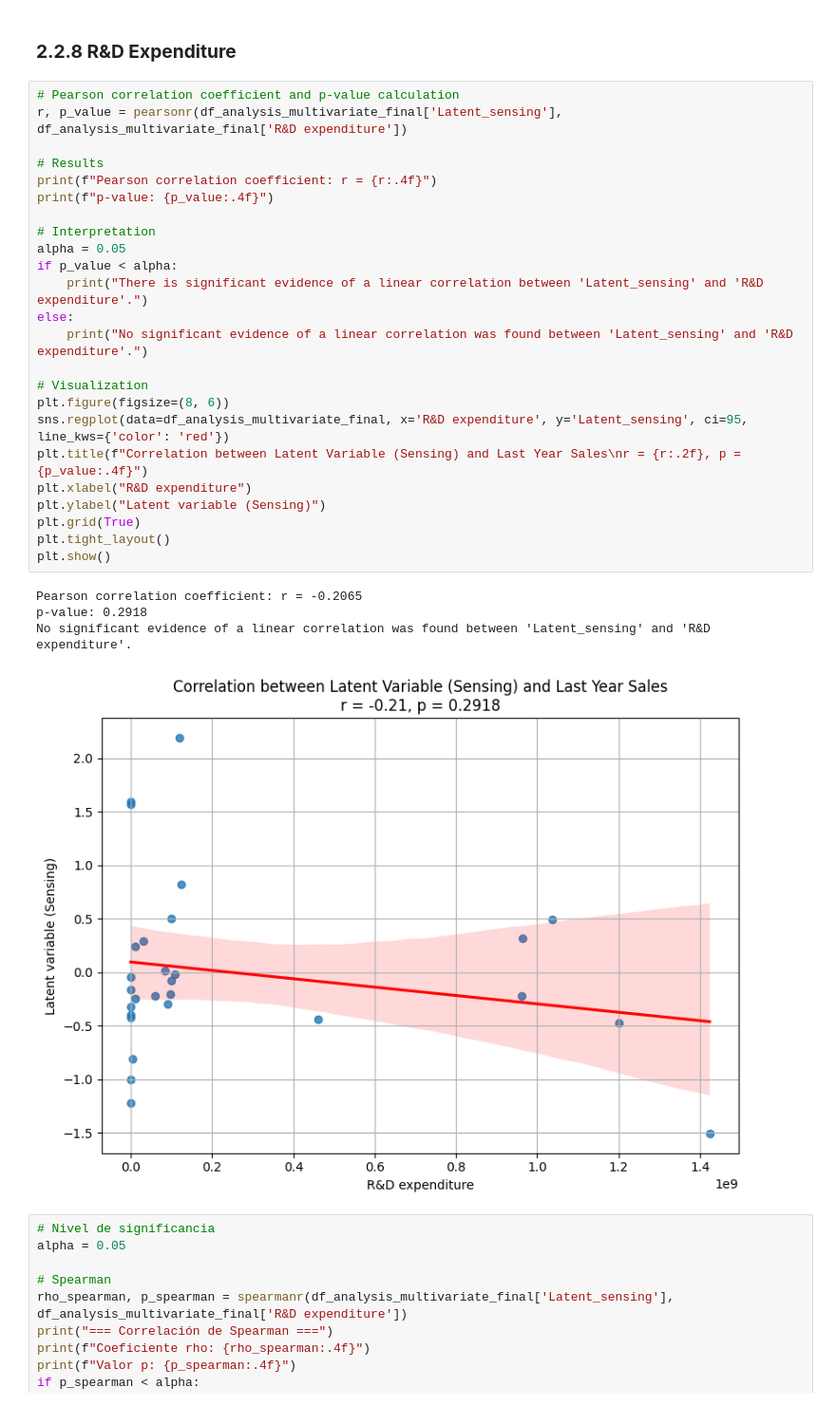
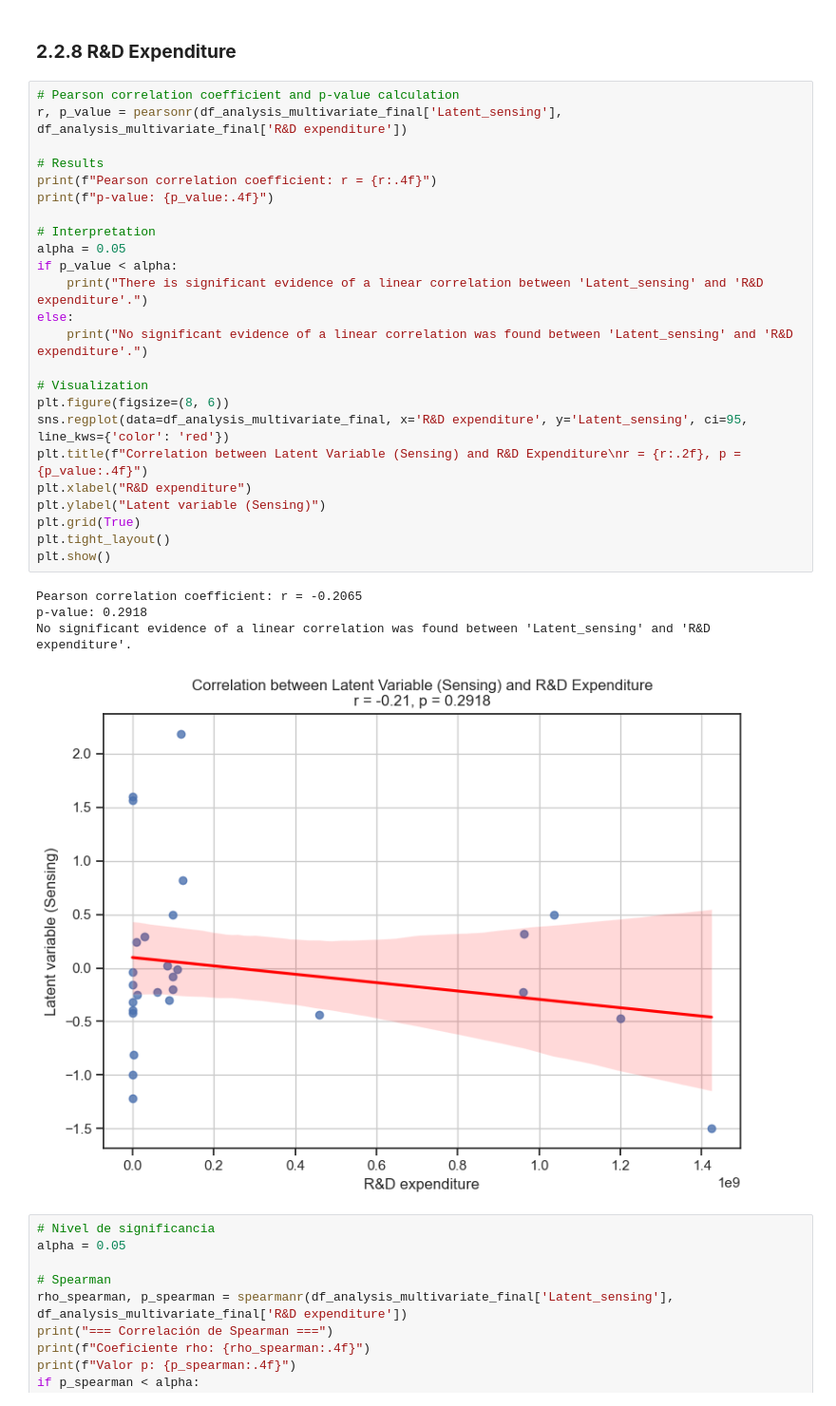
Before and after one commit to AlejaGuz/orange, a Jupyter notebook: Notebook_AFO_LFM_v4.ipynb, the cells around one changed output. Shown at 95% size. Saved outputs shown, nothing was run; the diff lists cells and outputs as text.

```diff
--- a/Notebook_AFO_LFM_v4.ipynb
+++ b/Notebook_AFO_LFM_v4.ipynb
@@ -1535,32 +1535,32 @@ No se considera necesario avanzar hacia la aplicaciòn de una regresión lineal
 # %%
 # Pearson correlation coefficient and p-value calculation
 r, p_value = pearsonr(df_analysis_multivariate_final['Latent_sensing'], df_analysis_multivariate_final['R&D expenditure'])
 
 # Results
 print(f"Pearson correlation coefficient: r = {r:.4f}")
 print(f"p-value: {p_value:.4f}")
 
 # Interpretation
 alpha = 0.05
 if p_value < alpha:
     print("There is significant evidence of a linear correlation between 'Latent_sensing' and 'R&D expenditure'.")
 else:
     print("No significant evidence of a linear correlation was found between 'Latent_sensing' and 'R&D expenditure'.")
 
 # Visualization
 plt.figure(figsize=(8, 6))
 sns.regplot(data=df_analysis_multivariate_final, x='R&D expenditure', y='Latent_sensing', ci=95, line_kws={'color': 'red'})
-plt.title(f"Correlation between Latent Variable (Sensing) and Last Year Sales\nr = {r:.2f}, p = {p_value:.4f}")
+plt.title(f"Correlation between Latent Variable (Sensing) and R&D Expenditure\nr = {r:.2f}, p = {p_value:.4f}")
 plt.xlabel("R&D expenditure")
 plt.ylabel("Latent variable (Sensing)")
 plt.grid(True)
 plt.tight_layout()
 plt.show()
 # %% [output]
 Pearson correlation coefficient: r = -0.2065
 p-value: 0.2918
 No significant evidence of a linear correlation was found between 'Latent_sensing' and 'R&D expenditure'.
-[figure, old version]
+[figure, new version]
 # %%
 # Nivel de significancia
 alpha = 0.05
```
Also changed, not shown: parts of 67 cells of this notebook, 3 other files.
